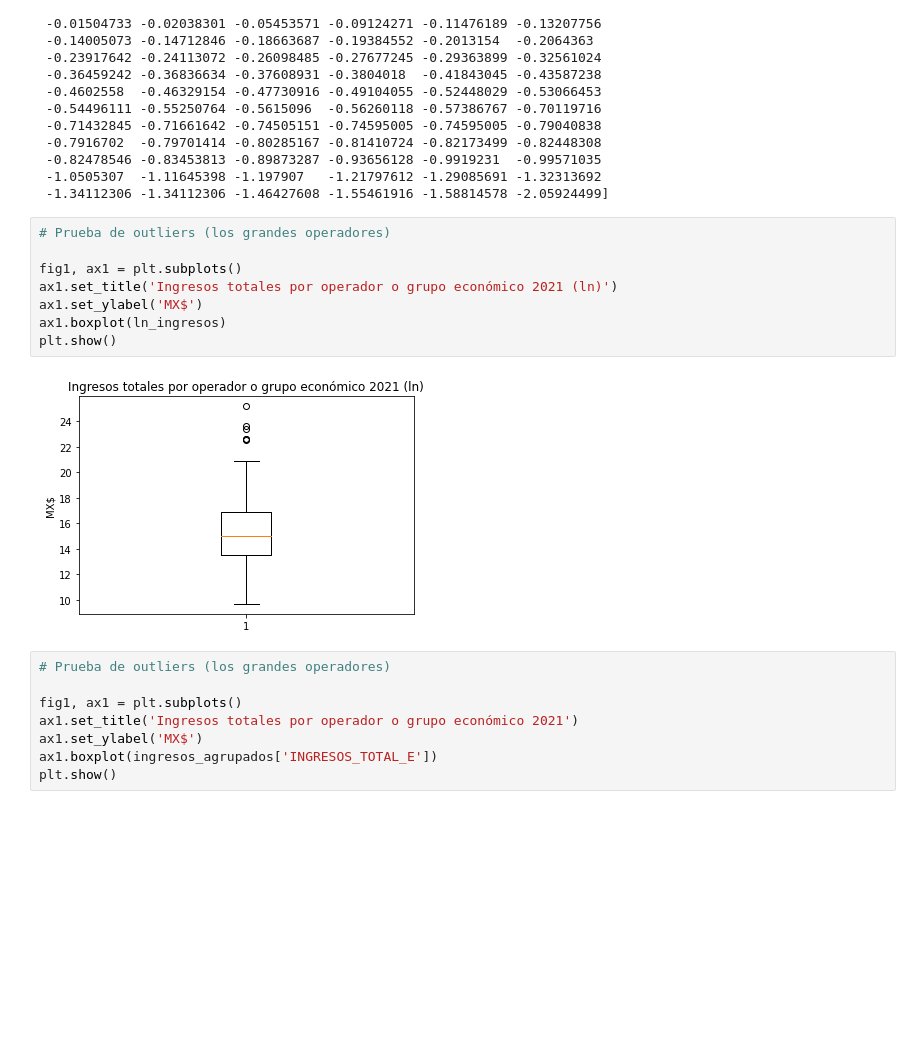
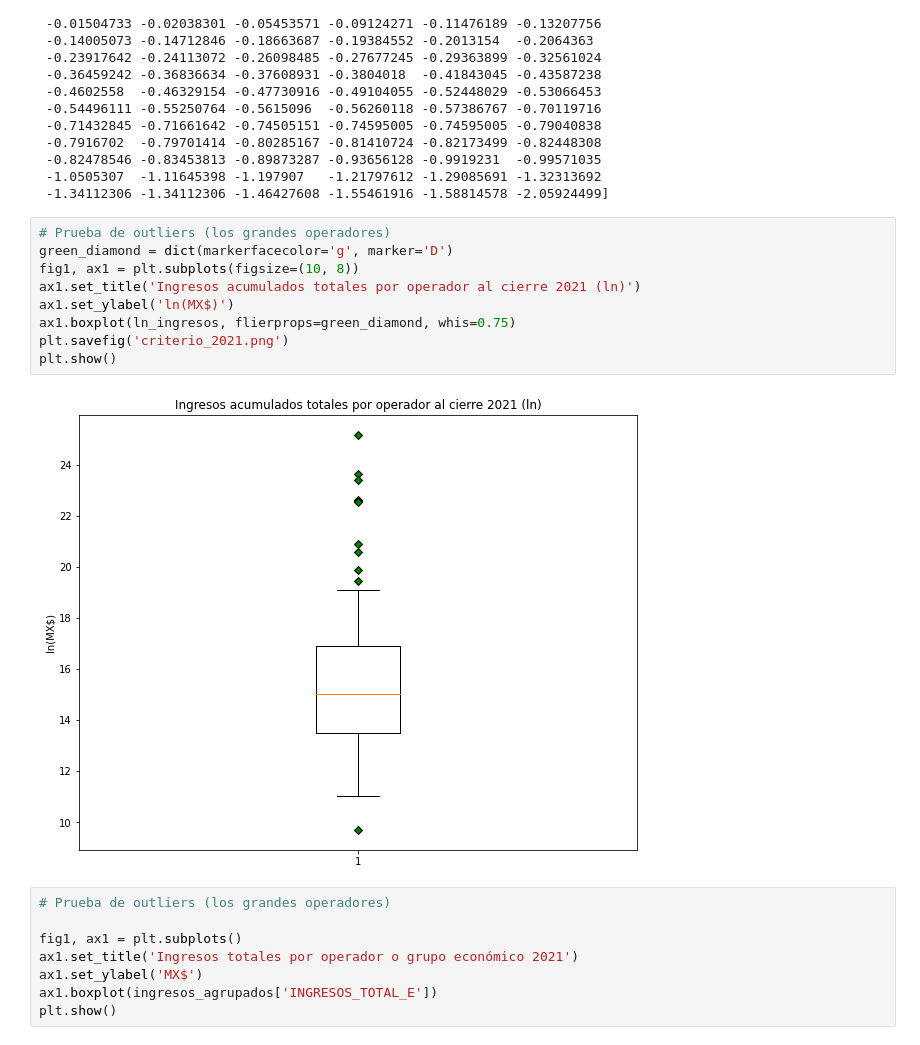
Before and after one commit to RodGuarneros/BiasAnalysis, a Jupyter notebook: selección_CPO_Ingresos2021_final.ipynb, the cells around one changed output. Cells and saved outputs as stored; diff of their text form; blank space fills up the shorter version.

```diff
--- a/selección_CPO_Ingresos2021_final.ipynb
+++ b/selección_CPO_Ingresos2021_final.ipynb
@@ -268,14 +293,15 @@ Los score z es [ 3.38654174  2.83835501  2.76271885  2.4845786   2.47264979  2.4
  -1.34112306 -1.34112306 -1.46427608 -1.55461916 -1.58814578 -2.05924499]
 # %%
 # Prueba de outliers (los grandes operadores)
-
-fig1, ax1 = plt.subplots()
-ax1.set_title('Ingresos totales por operador o grupo económico 2021 (ln)')
-ax1.set_ylabel('MX$')
-ax1.boxplot(ln_ingresos)
+green_diamond = dict(markerfacecolor='g', marker='D')
+fig1, ax1 = plt.subplots(figsize=(10, 8))
+ax1.set_title('Ingresos acumulados totales por operador al cierre 2021 (ln)')
+ax1.set_ylabel('ln(MX$)')
+ax1.boxplot(ln_ingresos, flierprops=green_diamond, whis=0.75)
+plt.savefig('criterio_2021.png')
 plt.show()
 # %% [output]
-[figure, old version]
+[figure, new version]
 # %%
 # Prueba de outliers (los grandes operadores)
 
```
Also changed, not shown: parts of 13 cells of this notebook, 6 other files.
